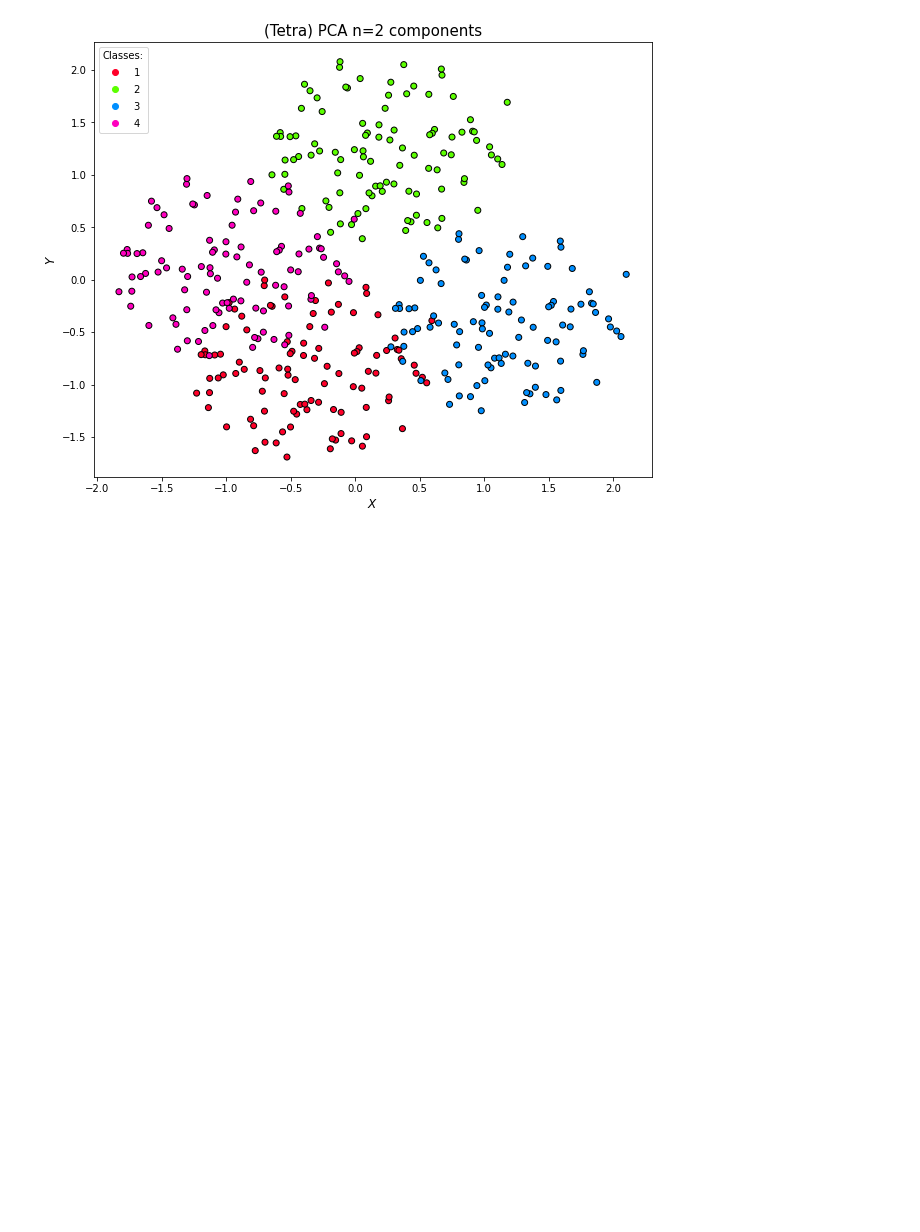
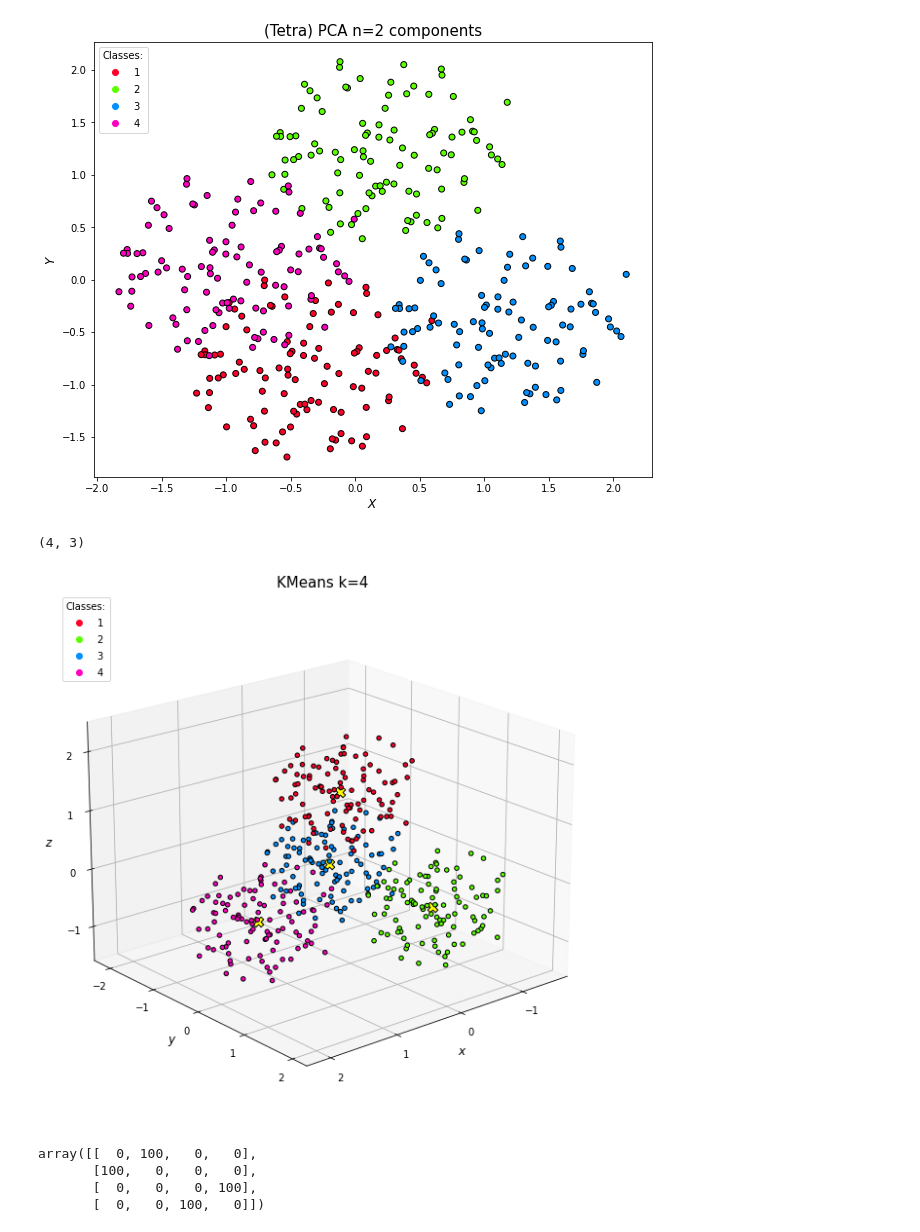
Before and after one commit to Timgrau/Machinelearning, a Jupyter notebook: Clustering/K-Means.ipynb, the cells around one changed output. Saved outputs shown, nothing was run; the diff lists cells and outputs as text; code cells hidden in the pictures; blank space fills up the shorter version.

```diff
--- a/Clustering/K-Means.ipynb
+++ b/Clustering/K-Means.ipynb
@@ -84,3 +86,53 @@ plt.title("(Tetra) PCA n=2 components", size=15)
 plt.show()
 # %% [output]
 [figure]
+# %%
+n = 4
+kmeans = KMeans(n_clusters=n).fit(X_tetra)
+# %%
+centroids = kmeans.cluster_centers_
+Y_kmean = kmeans.labels_
+Y_kmean += 1
+
+centroids.shape
+# %% [output]
+(4, 3)
+# %%
+#### Second Plot (right side) ####
+fig = plt.figure(figsize=(12, 10))
+ax = fig.add_subplot(projection="3d",elev=20, azim=50)
+
+scatter = ax.scatter(X_tetra[:, 0], X_tetra[:, 1],
+                     zs=X_tetra[:, 2], c=Y_kmean,
+                     edgecolor="k", depthshade=False,
+                     cmap=cm.gist_rainbow)
+ax.scatter(centroids[:,0], centroids[:,1], centroids[:,2],
+           c="yellow", marker="X", s=110,edgecolor="k",
+           depthshade=False)
+
+ax.legend(*scatter.legend_elements(),
+          title="Classes:", loc="upper left")
+
+ax.set_zlabel("$z$", size=12)
+ax.set_xlabel("$x$", size=12)
+ax.set_ylabel("$y$", size=12)
+ax.yaxis.set_major_locator(MaxNLocator(5))
+ax.xaxis.set_major_locator(MaxNLocator(4))
+ax.zaxis.set_major_locator(MaxNLocator(4))
+ax.set_title("KMeans k={}".format(n), size=15)
+
+#plt.savefig("tetra_kmeans_3_2.pdf",dpi = 300, bbox_inches="tight")
+plt.show()
+# %% [output]
+[figure, added]
+# %%
+# Compute confusion matrix
+from sklearn.metrics import confusion_matrix
+cm = confusion_matrix(Y_tetra, Y_kmean)
+
+cm
+# %% [output]
+array([[  0, 100,   0,   0],
+       [100,   0,   0,   0],
+       [  0,   0,   0, 100],
+       [  0,   0, 100,   0]])
```
Also changed, not shown: parts of 1 cell of this notebook.
